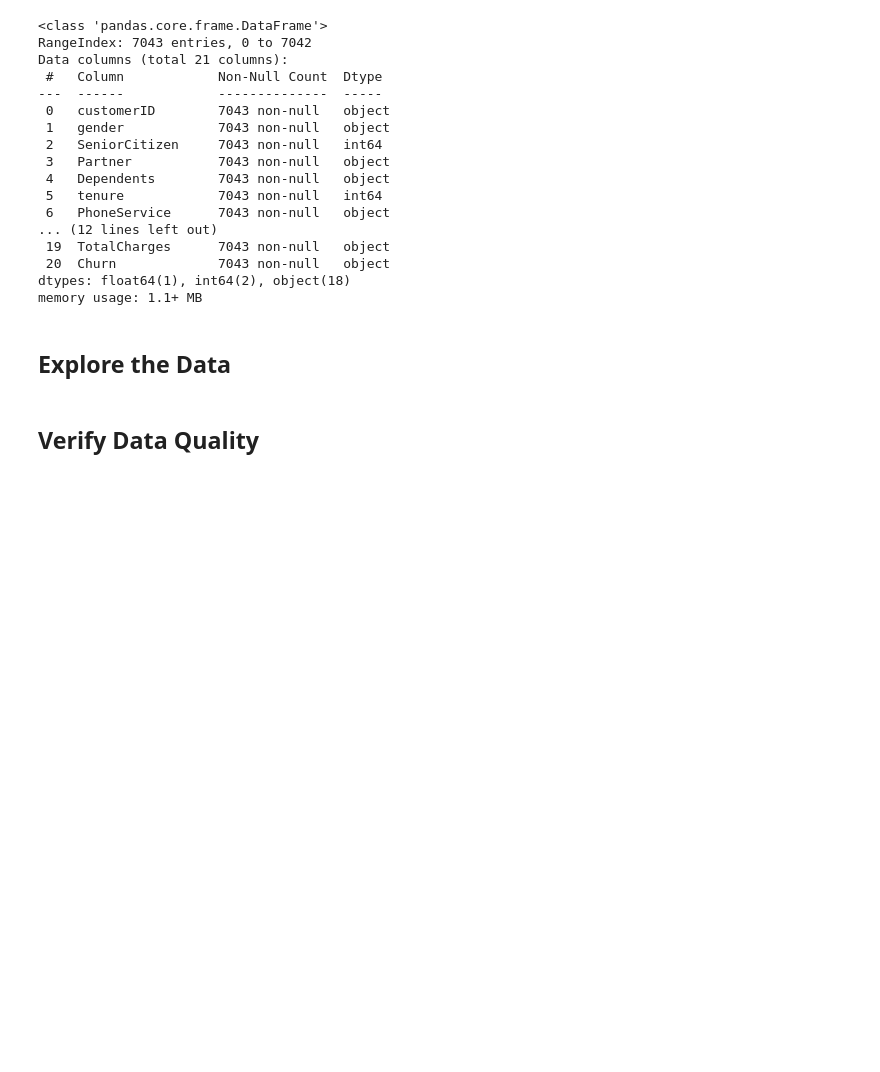
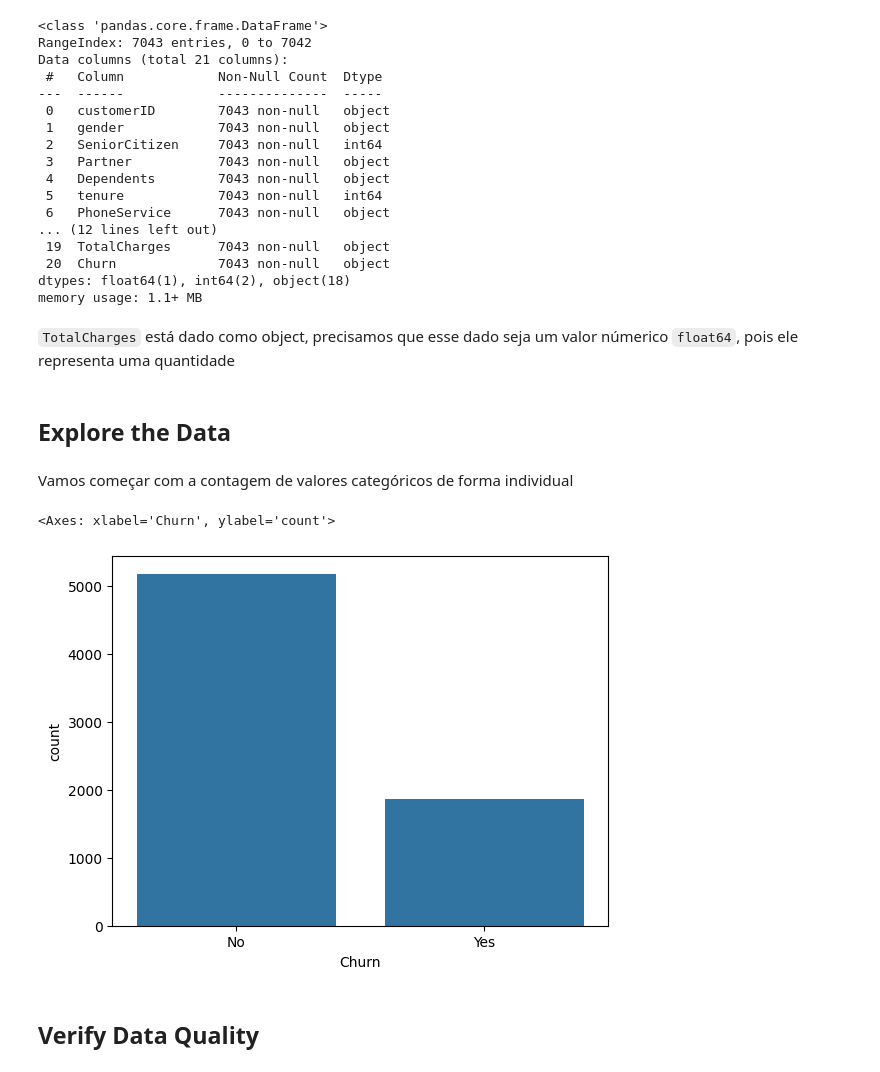
Before and after one commit to gabrielctfrr/Modelo_de_Previsao_de_Churn, a Jupyter notebook: Projeto-de-Previsao-de-Churn_CRISP-DM.ipynb, the cells around one changed output. Saved outputs shown, nothing was run; the diff lists cells and outputs as text; code cells hidden in the pictures; blank space fills up the shorter version.

```diff
--- a/Projeto-de-Previsao-de-Churn_CRISP-DM.ipynb
+++ b/Projeto-de-Previsao-de-Churn_CRISP-DM.ipynb
@@ -102,8 +112,17 @@ Data columns (total 21 columns):
  20  Churn             7043 non-null   object
 dtypes: float64(1), int64(2), object(18)
 memory usage: 1.1+ MB
+# %% [markdown]
+``TotalCharges`` está dado como object, precisamos que esse dado seja um valor númerico ``float64``, pois ele representa uma quantidade
 # %% [markdown]
 ## Explore the Data
+# %% [markdown]
+Vamos começar com a contagem de valores categóricos de forma individual
+# %%
+sns.countplot(x='Churn', data=df_churn)
+# %% [output]
+<Axes: xlabel='Churn', ylabel='count'>
+[figure, added]
 # %% [markdown]
 ## Verify Data Quality
 # %%
```
Also changed, not shown: parts of 2 cells of this notebook.
